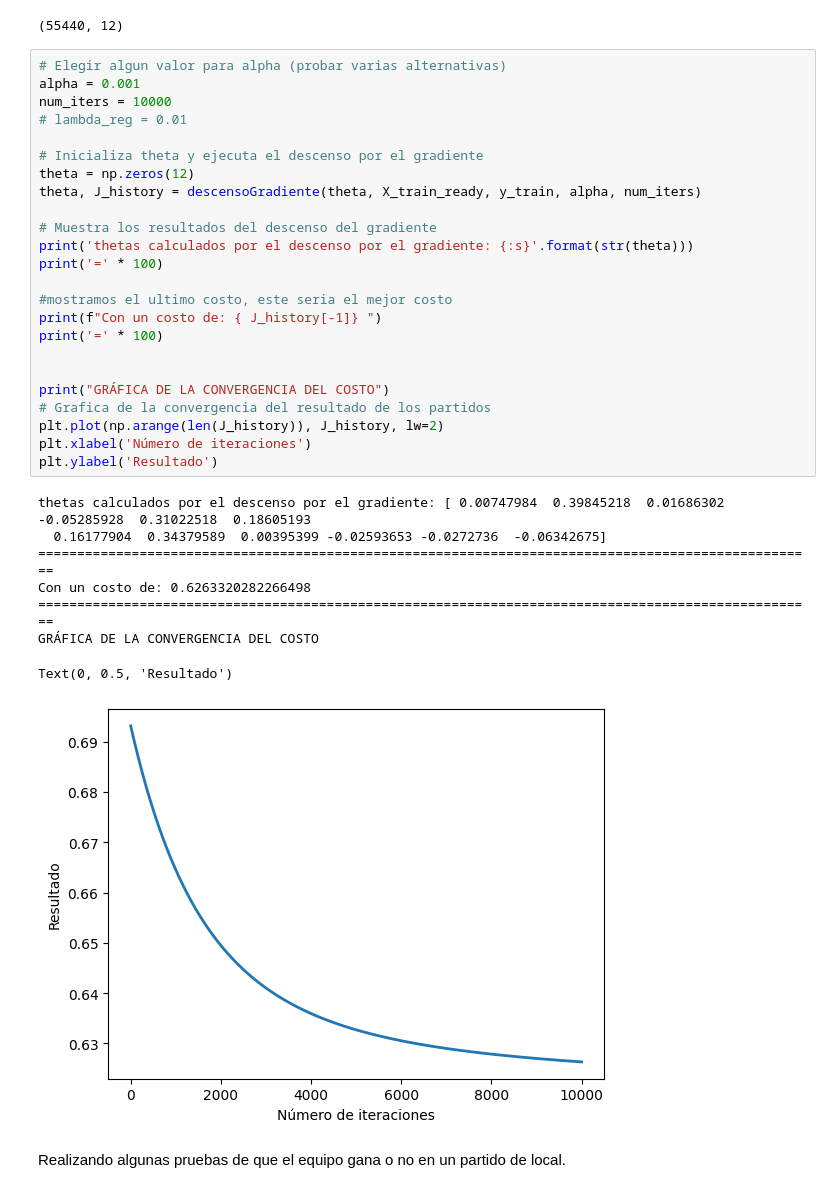
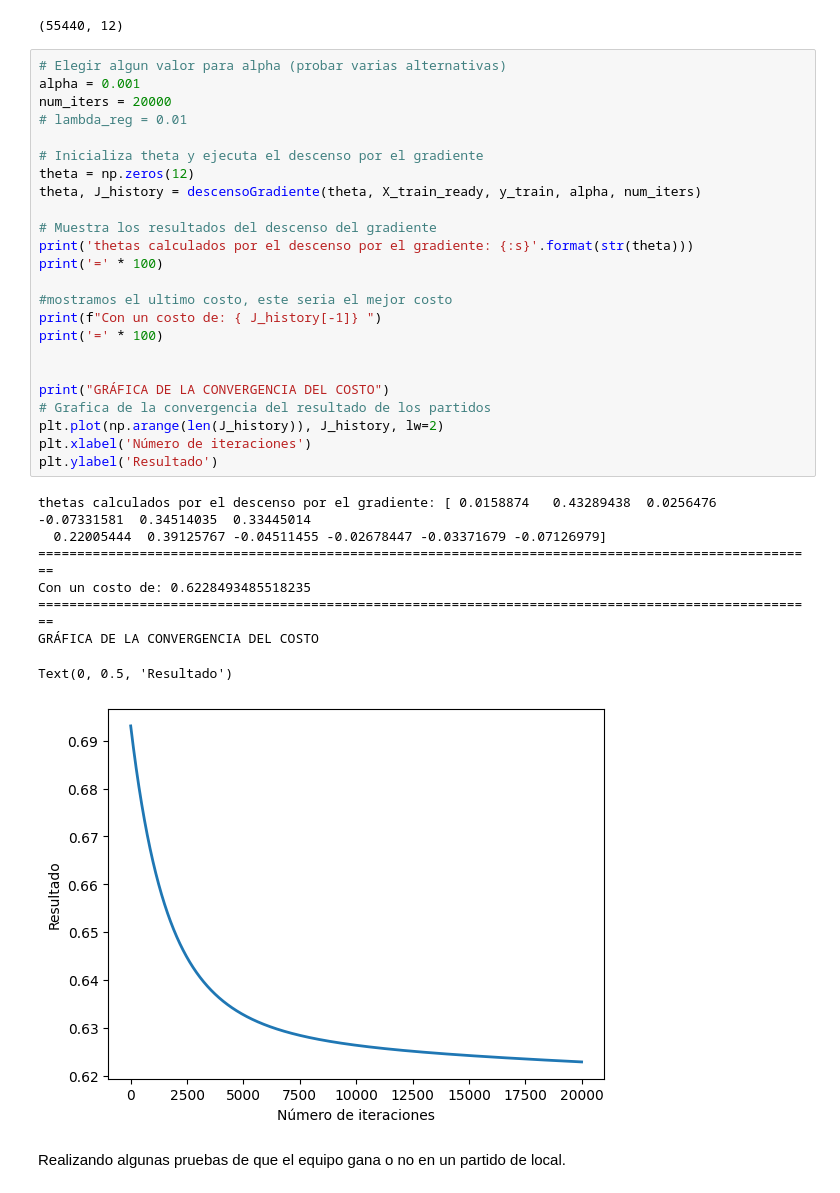
Before and after one commit to Gonzales-Franz-Reinaldo/SIS420-AI, a Jupyter notebook: Parciales/Primer Parcial/Ejer1_Regresion_logistica.ipynb, the cells around one changed output. Saved outputs shown, nothing was run; the diff lists cells and outputs as text.

```diff
--- a/Parciales/Primer Parcial/Ejer1_Regresion_logistica.ipynb
+++ b/Parciales/Primer Parcial/Ejer1_Regresion_logistica.ipynb
@@ -404,36 +404,36 @@ X_train_ready.shape
 # %%
 # Elegir algun valor para alpha (probar varias alternativas)
 alpha = 0.001
-num_iters = 10000
+num_iters = 20000
 # lambda_reg = 0.01
 
 # Inicializa theta y ejecuta el descenso por el gradiente
 theta = np.zeros(12)
 theta, J_history = descensoGradiente(theta, X_train_ready, y_train, alpha, num_iters)
 
 # Muestra los resultados del descenso del gradiente
 print('thetas calculados por el descenso por el gradiente: {:s}'.format(str(theta)))
 print('=' * 100)
 
 #mostramos el ultimo costo, este seria el mejor costo
 print(f"Con un costo de: { J_history[-1]} ")
 print('=' * 100)
 
 
 print("GRÁFICA DE LA CONVERGENCIA DEL COSTO")
 # Grafica de la convergencia del resultado de los partidos
 plt.plot(np.arange(len(J_history)), J_history, lw=2)
 plt.xlabel('Número de iteraciones')
 plt.ylabel('Resultado')
 # %% [output]
-thetas calculados por el descenso por el gradiente: [ 0.00747984  0.39845218  0.01686302 -0.05285928  0.31022518  0.18605193
-  0.16177904  0.34379589  0.00395399 -0.02593653 -0.0272736  -0.06342675]
+thetas calculados por el descenso por el gradiente: [ 0.0158874   0.43289438  0.0256476  -0.07331581  0.34514035  0.33445014
+  0.22005444  0.39125767 -0.04511455 -0.02678447 -0.03371679 -0.07126979]
 ====================================================================================================
-Con un costo de: 0.6263320282266498
+Con un costo de: 0.6228493485518235
 ====================================================================================================
 GRÁFICA DE LA CONVERGENCIA DEL COSTO
 Text(0, 0.5, 'Resultado')
-[figure, old version]
+[figure, new version]
 # %% [markdown]
 Realizando algunas pruebas de que el equipo gana o no en un partido de local.
 # %%
```
Also changed, not shown: parts of 1 cell of this notebook, 1 other file.
